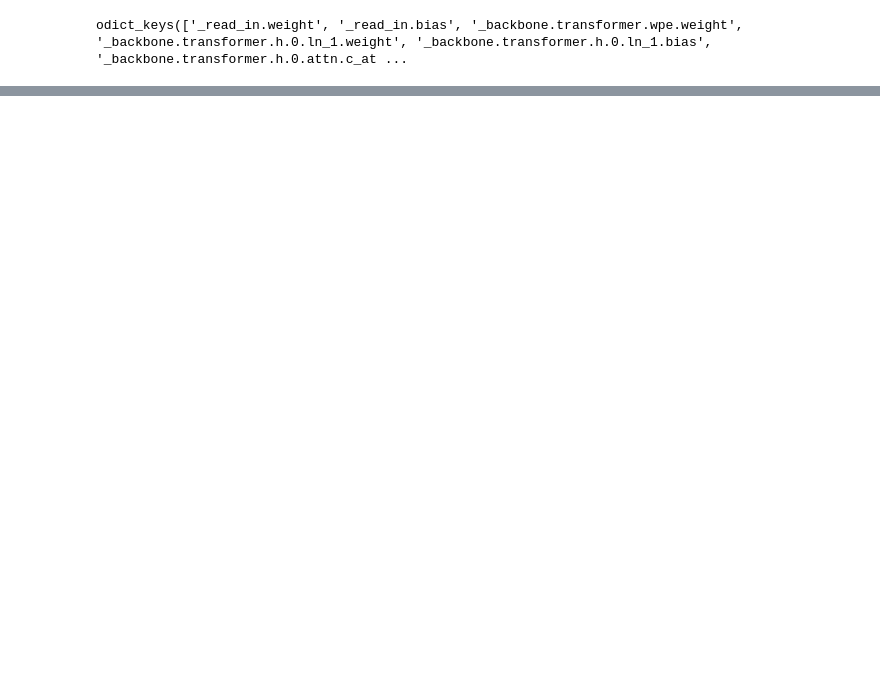
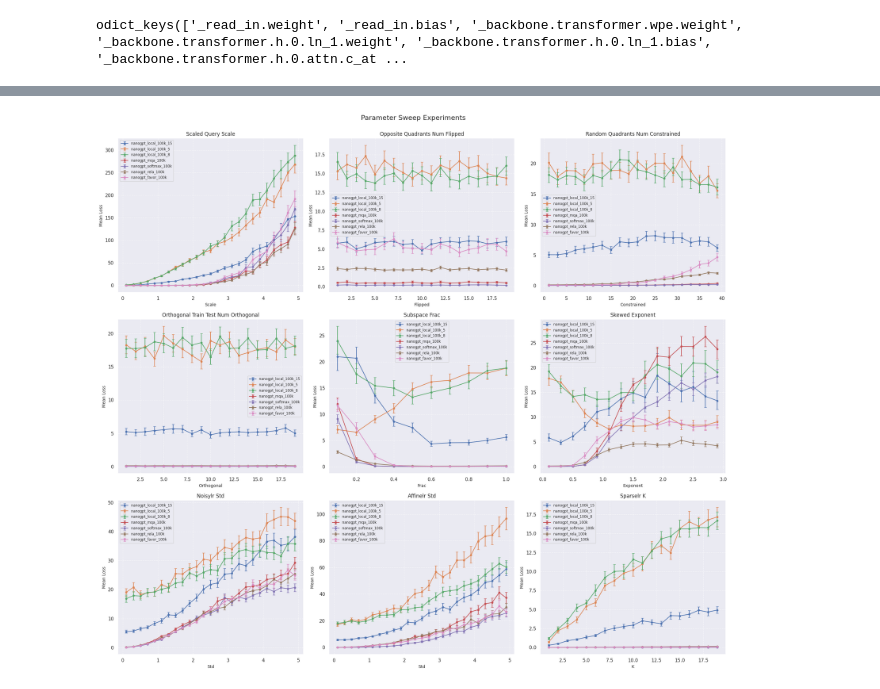
Before and after one commit to EnmingTigerZhang/limits-of-icl, a Jupyter notebook: src/eval_colab.ipynb, the cells around one changed output, grey strips where cells are left out. Cells and saved outputs as stored; diff of their text form; code cells hidden in the pictures; blank space fills up the shorter version.

```diff
--- a/src/eval_colab.ipynb
+++ b/src/eval_colab.ipynb
@@ -176,12 +185,0 @@ You can:
-# %%
-# Example: Plot a specific experiment comparing all models
-
-# Plot the "standard" experiment
-fig, ax = plot_experiment(results, "standard")
-if fig:
-    plt.show()
-
-# You can also plot other experiments like:
-# fig, ax = plot_experiment(results, "noisyLR_std=1.0")
-# fig, ax = plot_experiment(results, "scaled_query_scale=2.0")
-# etc.
@@ -189,0 +190,87 @@ if fig:
+# %%
+import math
+import re
+
+def group_sweeps_and_extract_params(results_dict):
+    grouped = {}
+    for exp_name, exp_data in results_dict.items():
+        # Use regex to find patterns like 'param_name=value'
+        match = re.match(r'([a-zA-Z0-9_]+)=([\d.]+)', exp_name)
+
+        if match:
+            param_group_key = match.group(1) # e.g., 'scaled_query_scale'
+            param_value = float(match.group(2))
+
+            if param_group_key not in grouped:
+                grouped[param_group_key] = []
+
+            grouped[param_group_key].append({'exp_name': exp_name, 'param_value': param_value, 'data': exp_data})
+
+    # Sort each group by param_value
+    for key in grouped:
+        grouped[key] = sorted(grouped[key], key=lambda x: x['param_value'])
+
+    return grouped
+
+# Group the results by the parameter being swept
+grouped_sweep_results = group_sweeps_and_extract_params(results)
+sweep_keys = list(grouped_sweep_results.keys())
+
+# Determine grid dimensions
+num_sweeps = len(sweep_keys)
+num_cols = 3 # Desired number of columns
+num_rows = math.ceil(num_sweeps / num_cols)
+
+# Create a new figure and a grid of subplots
+fig, axes = plt.subplots(num_rows, num_cols, figsize=(num_cols * 7, num_rows * 6), squeeze=False)
+axes = axes.flatten() # Flatten the 2D array of axes for easy iteration
+
+for i, sweep_key in enumerate(sweep_keys):
+    ax = axes[i]
+    current_sweep_data = grouped_sweep_results[sweep_key]
+
+    # Prepare data for plotting this specific sweep
+    x_values = [item['param_value'] for item in current_sweep_data]
+
+    # Collect y_values, bootstrap_low, and bootstrap_high for each model across this sweep
+    model_plot_data = {}
+    for item in current_sweep_data:
+        for model_name, metrics in item['data'].items():
+            if model_name not in model_plot_data:
+                model_plot_data[model_name] = {'mean': [], 'low': [], 'high': []}
+
+            if metrics and 'mean' in metrics and len(metrics['mean']) > 0:
+                model_plot_data[model_name]['mean'].append(metrics['mean'][0])
+                model_plot_data[model_name]['low'].append(metrics['bootstrap_low'][0])
+                model_plot_data[model_name]['high'].append(metrics['bootstrap_high'][0])
+            else:
+                model_plot_data[model_name]['mean'].append(float('nan')) # Handle missing data
+                model_plot_data[model_name]['low'].append(float('nan'))
+                model_plot_data[model_name]['high'].append(float('nan'))
+
+    # Plot each model's results for this sweep on the current subplot with error bars
+    for model_name, data in model_plot_data.items():
+        yerr_lower = [data['mean'][j] - data['low'][j] for j in range(len(data['mean']))]
+        yerr_upper = [data['high'][j] - data['mean'][j] for j in range(len(data['mean']))]
+        yerr = [yerr_lower, yerr_upper]
+        ax.errorbar(x_values, data['mean'], yerr=yerr, label=model_name, marker='o', markersize=4, linestyle='-', capsize=3)
+
+    # Set title and labels for the subplot
+    title_name = sweep_key.replace('_', ' ').title()
+    x_label_name = sweep_key.split('_')[-1].title() # e.g., 'Scale' or 'Num_Flipped'
+
+    ax.set_title(title_name, fontsize=12)
+    ax.set_xlabel(x_label_name, fontsize=10)
+    ax.set_ylabel('Mean Loss', fontsize=10)
+    ax.grid(True, linestyle='--', alpha=0.7)
+    ax.legend(fontsize='x-small', loc='best')
+
+# Hide any unused subplots if num_sweeps is not a perfect square of num_cols*num_rows
+for j in range(num_sweeps, len(axes)):
+    fig.delaxes(axes[j])
+
+plt.tight_layout()
+plt.suptitle('Parameter Sweep Experiments', fontsize=16, y=1.02) # Add an overall title
+plt.show()
+# %% [output]
+[figure, added]
```
Also changed, not shown: parts of 6 cells of this notebook, 1 other file.
